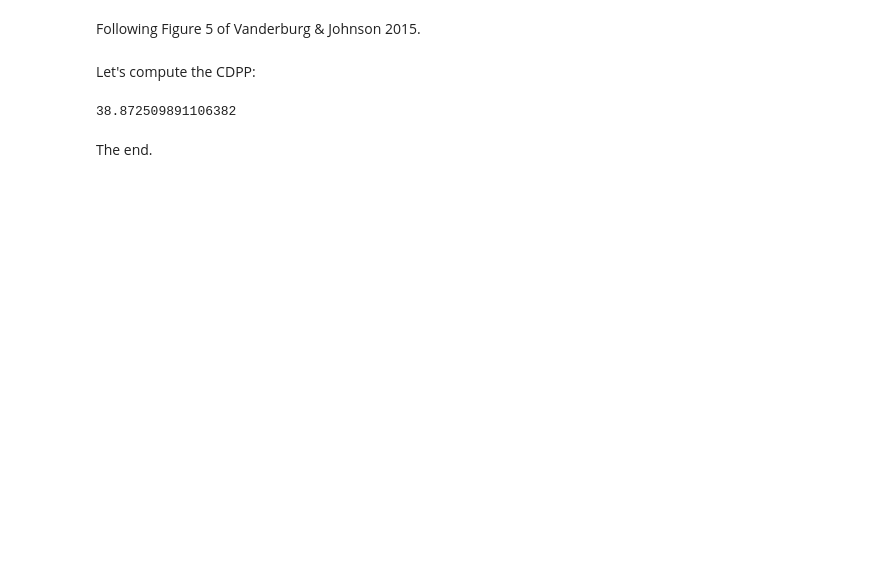
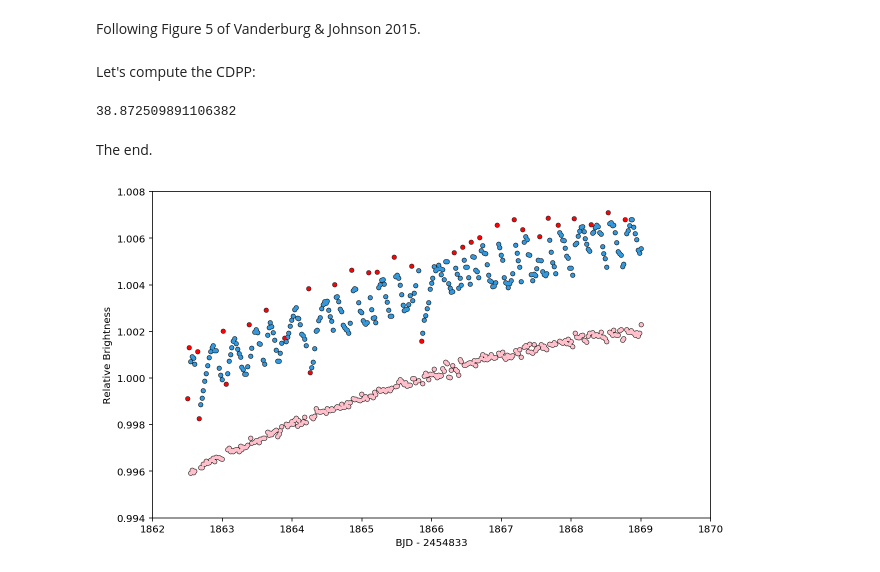
Before and after one commit to KeplerGO/pyke, a Jupyter notebook: docs/source/tutorials/ipython_notebooks/detrending/Replicate_Vanderburg_2014_K2SFF.ipynb, the cells around one changed output. Cells and saved outputs as stored; diff of their text form; code cells hidden in the pictures; blank space fills up the shorter version.

```diff
--- a/docs/source/tutorials/ipython_notebooks/detrending/Replicate_Vanderburg_2014_K2SFF.ipynb
+++ b/docs/source/tutorials/ipython_notebooks/detrending/Replicate_Vanderburg_2014_K2SFF.ipynb
@@ -330,0 +232,26 @@ The end.
+# %%
+sff = SFFDetrender(niters=1)
+# %%
+flux_detrended = sff.detrend(df['BJD - 2454833'][gi].values, df[' Raw Flux'][gi].values, col[gi], row[gi])
+# %%
+plt.figure(figsize=(10,6))
+
+dy = 0.004
+plt.plot(df['BJD - 2454833'], df[' Raw Flux']+dy, 'ko', ms=4)
+plt.plot(df['BJD - 2454833'], df[' Raw Flux']+dy, 'o', color='#3498db', ms=3)
+plt.plot(df['BJD - 2454833'][bi], df[' Raw Flux'][bi]+dy, 'o', color='r', ms=3)
+
+
+
+plt.plot(df['BJD - 2454833'][gi], flux_detrended*bspl(tt[gi]), 'o', color='k', ms = 4)
+plt.plot(df['BJD - 2454833'][gi], flux_detrended*bspl(tt[gi]), 'o', color='pink', ms = 3)
+
+#plt.plot(df['BJD - 2454833'][gi], df[' Corrected Flux'][gi], 'o', color='#00ff00', ms = 4)
+
+plt.xlabel('BJD - 2454833')
+plt.ylabel('Relative Brightness')
+
+plt.xlim(1862, 1870)
+plt.ylim(0.994, 1.008);
+# %% [output]
+[figure, added]
```
Also changed, not shown: parts of 9 cells of this notebook, 3 other files.
